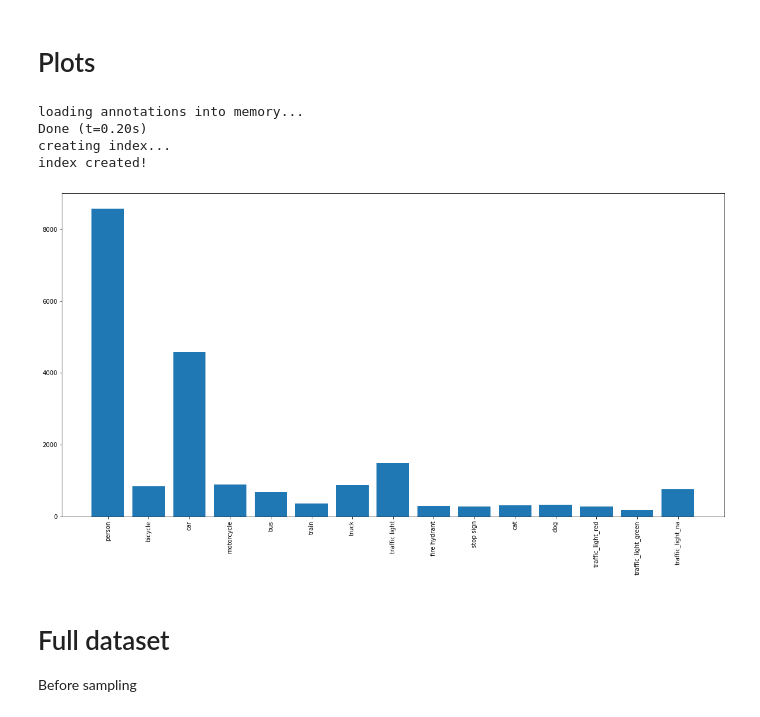
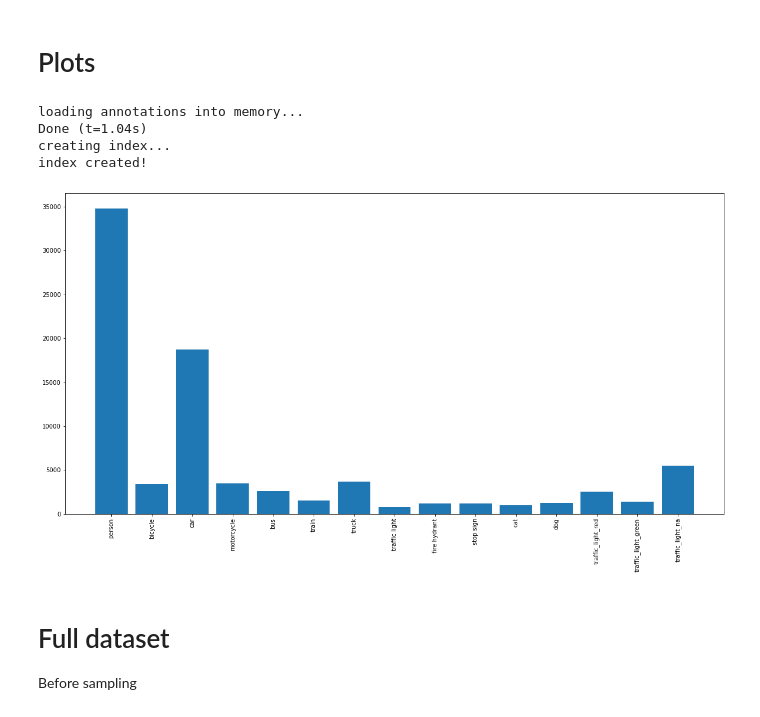
Before and after one commit to daved01/cocoTraffic, a Jupyter notebook: api/dataset_plots.ipynb, the cells around one changed output. Saved outputs shown, nothing was run; the diff lists cells and outputs as text; code cells hidden in the pictures.

```diff
--- a/api/dataset_plots.ipynb
+++ b/api/dataset_plots.ipynb
@@ -81,14 +81,14 @@ def get_data(filename):
 
     return anns, cat_names
 # %%
-anns, cat_names = get_data("instances_valTrafficExtended.json")
+anns, cat_names = get_data("instances_trainTraffic.json")
 plot_instances_classes(anns, cat_names)
 # %% [output]
 loading annotations into memory...
-Done (t=0.20s)
+Done (t=1.04s)
 creating index...
 index created!
-[figure, old version]
+[figure, new version]
 # %% [markdown]
 # Full dataset
 Before sampling
```
Also changed, not shown: parts of 2 cells of this notebook, 10 other files.
